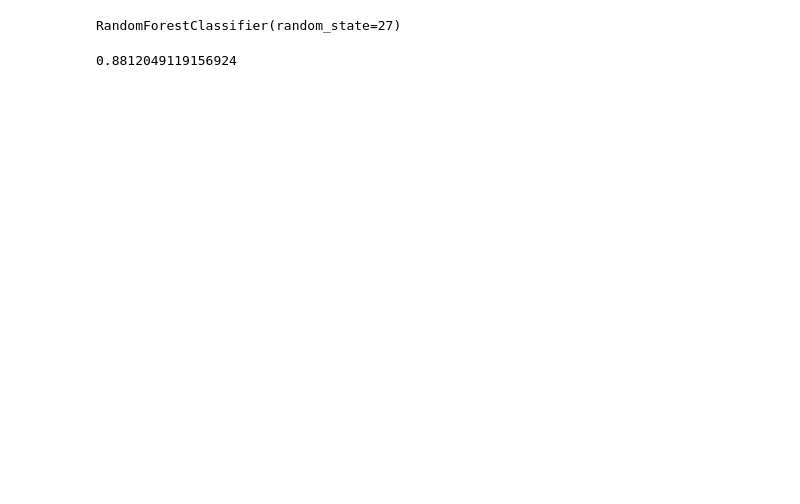
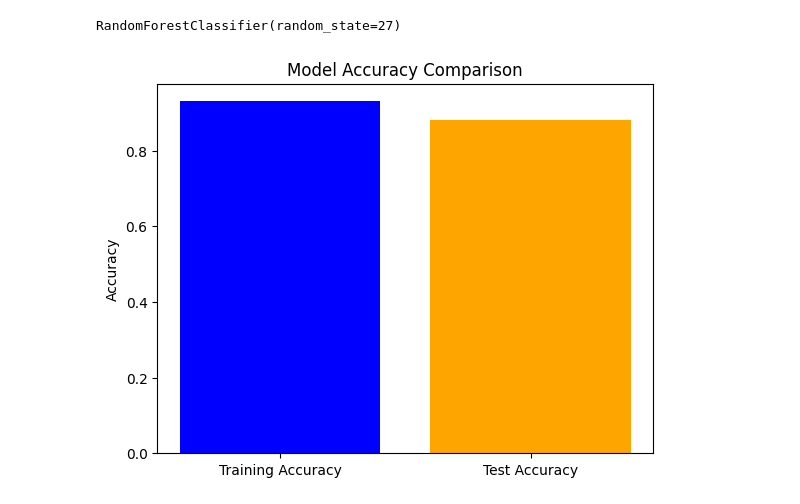
Before and after one commit to malarikvilmos/DDoS-Classifier, a Jupyter notebook: model_training.ipynb, the cells around one changed output. Saved outputs shown, nothing was run; the diff lists cells and outputs as text; code cells hidden in the pictures; blank space fills up the shorter version.

```diff
--- a/model_training.ipynb
+++ b/model_training.ipynb
@@ -61,7 +62,7 @@ df
 def ip_to_int(ip: str) -> int:
     octets = ip.split('.')
     # Nagyobb prioritást adok a legelső oktettnek kategorizálási okokból.
-    return (int(octets[0]) << 64) + (int(octets[1]) << 16) + (int(octets[2]) << 8) + int(octets[3])
+    return (int(octets[0]) << 24) + (int(octets[1]) << 16) + (int(octets[2]) << 8) + int(octets[3])
 
 df['Source IP'] = df['Source IP'].apply(ip_to_int)
 df['Destination IP'] = df['Destination IP'].apply(ip_to_int)
@@ -96,6 +97,20 @@ RandomForestClassifier(random_state=27)
 # model = MultinomialNB()
 # model.fit(x_train_scaled, y_train)
 # %%
-model.score(x_test_scaled, y_test)
+train_accuracy = model.score(x_train_scaled, y_train)
-# %% [output]
-0.8812049119156924
+# %%
+test_accuracy = model.score(x_test_scaled, y_test)
+# %%
+labels = ['Training Accuracy', 'Test Accuracy']
+
+heights = [train_accuracy, test_accuracy]
+
+plt.bar(labels, heights, color=['blue', 'orange'])
+
+plt.title('Model Accuracy Comparison')
+
+plt.ylabel('Accuracy')
+
+plt.show()
+# %% [output]
+[figure, added]
```
Also changed, not shown: parts of 5 cells of this notebook.
